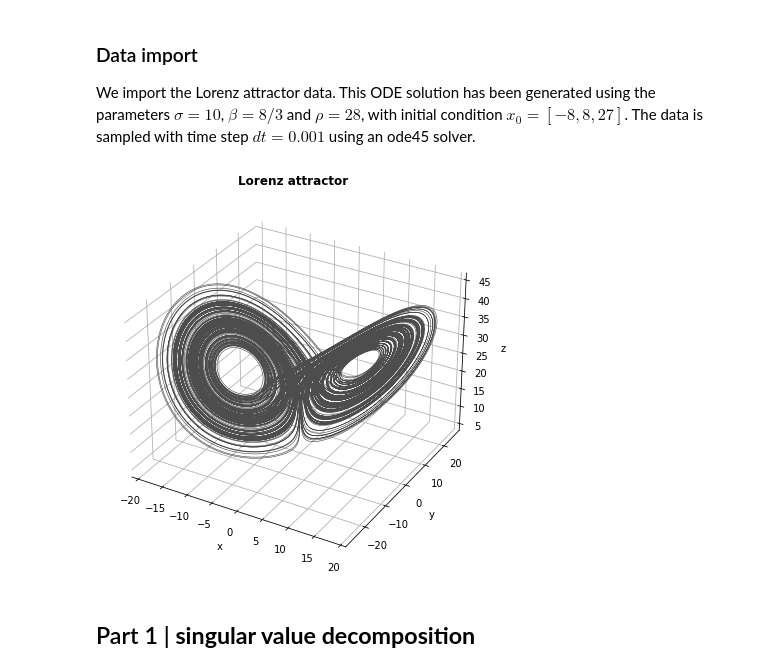
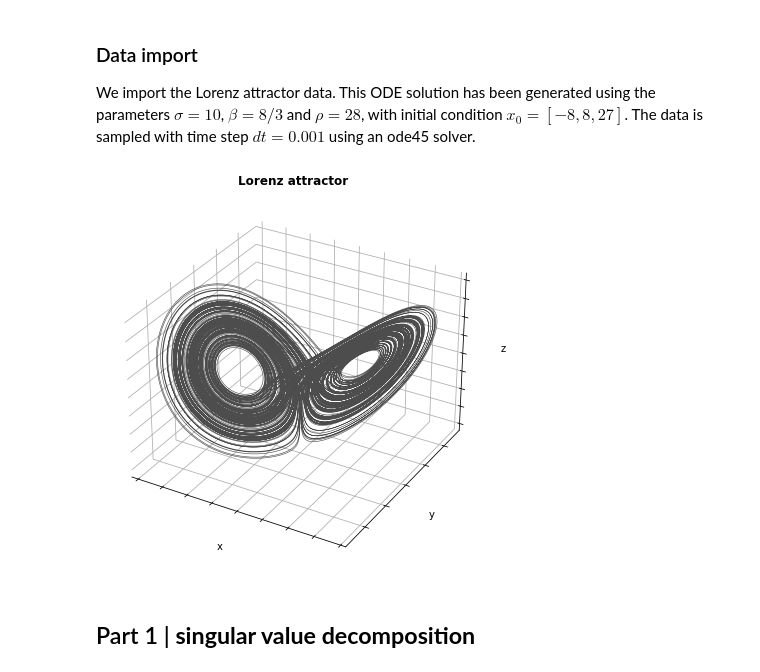
Before and after one commit to baronefr/rhavok-analysis, a Jupyter notebook: demo/lorenz.ipynb, the cells around one changed output. Cells and saved outputs as stored; diff of their text form; code cells hidden in the pictures.

```diff
--- a/demo/lorenz.ipynb
+++ b/demo/lorenz.ipynb
@@ -20,6 +20,10 @@ import pandas as pd
 
 import control # dynamic system simulation
 import control.matlab as cnt
+
+# routine | save figures
+do_savefig = False
+path_savefig = '../img/lorenz_demo/'
 # %% [markdown]
 ### Data import
 
@@ -28,32 +32,32 @@ $\sigma = 10$, $\beta = 8/3$ and $\rho = 28$, with initial condition $x_0 = \lef
 # %%
 # load data from Lorenz attractor
 xx, yy, zz = np.loadtxt('../data/sb2017/Lorenz_extended.csv', unpack=True)
 dt = 0.001
 
 N = len(xx)
 tt = dt*(np.arange(N) + 1)
 
 # plot
 fig = plt.figure(figsize=(10, 7))
 ax = plt.axes(projection='3d')
 
 ax.plot(xx, yy, zz, lw=0.6, c = my_grey )
 plt.title('Lorenz attractor', fontweight='bold')
 
 ax.w_xaxis.set_pane_color((1.0, 1.0, 1.0, 1.0))
 ax.w_yaxis.set_pane_color((1.0, 1.0, 1.0, 1.0))
 ax.w_zaxis.set_pane_color((1.0, 1.0, 1.0, 1.0))
 
 ax.set_xlabel('x');  ax.set_ylabel('y'); ax.set_zlabel('z');
 
 fig.set_facecolor('w')
-#plt.setp(ax.get_xticklabels(), color="w")
-#plt.setp(ax.get_yticklabels(), color="w")
-#plt.setp(ax.get_zticklabels(), color="w")
-
+plt.setp(ax.get_xticklabels(), color="w")
+plt.setp(ax.get_yticklabels(), color="w")
+plt.setp(ax.get_zticklabels(), color="w")
+if do_savefig: plt.savefig(path_savefig + 'lorenz_attractor.svg')
 plt.show()
 # %% [output]
-[figure, old version]
+[figure, new version]
 # %%
 # select a coordinate for HAVOK analysis, which from now on
 # will be called x, regardless of its origin
```
Also changed, not shown: parts of 7 cells of this notebook, 11 other files.
